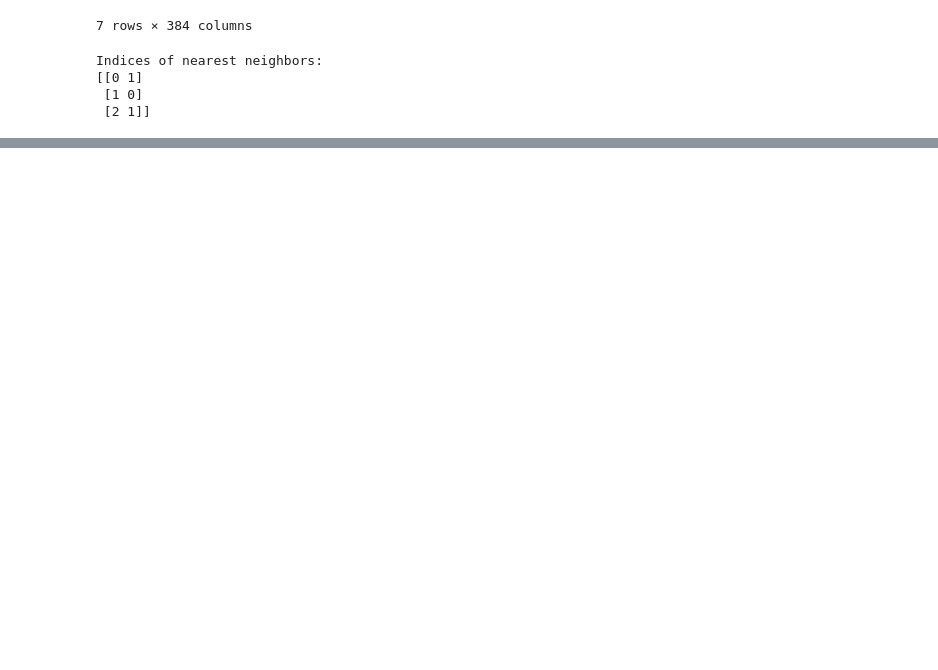
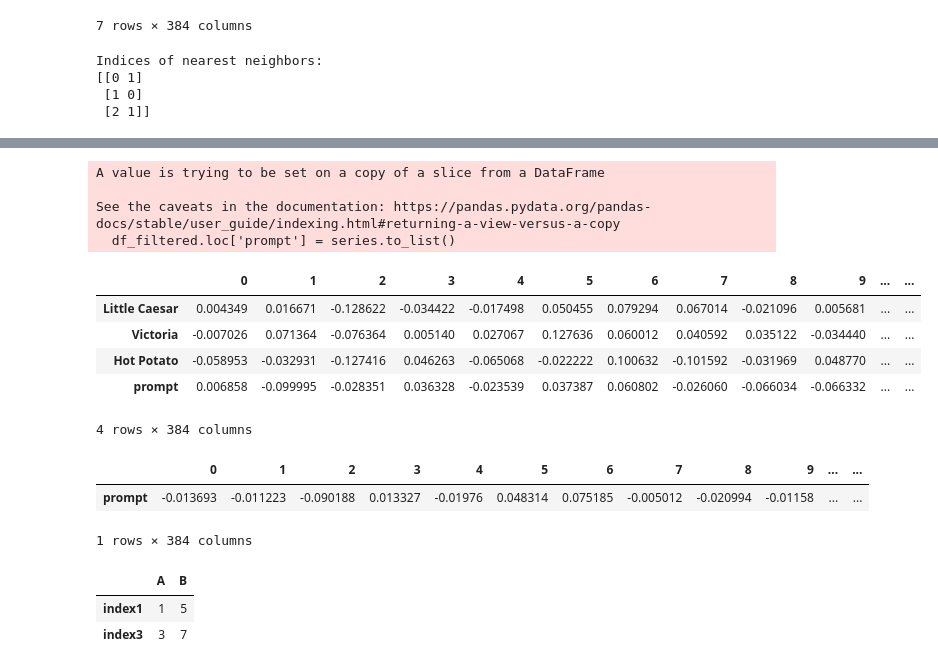
Before and after one commit to rossnorman11/movie_recommendation_GPT, a Jupyter notebook: notebooks/Transformer_encoder_edited_p.ipynb, the cells around one changed output, grey strips where cells are left out. Cells and saved outputs as stored; diff of their text form; code cells hidden in the pictures; blank space fills up the shorter version.

```diff
--- a/notebooks/Transformer_encoder_edited_p.ipynb
+++ b/notebooks/Transformer_encoder_edited_p.ipynb
@@ -297,0 +293,11 @@ Indices of nearest neighbors:
+# %%
+from movie_recom.ml_logic.data import get_data
+# get the embedded data
+favs = ['Little Caesar', 'Victoria', 'Hot Potato']
+
+df_embedded = get_data('processed_data/data_mini_embedded.csv')
+df_embedded
+
+
+df_filtered = df_embedded[df_embedded.index.isin(favs)]
+df_filtered
@@ -297,0 +316,3 @@ Indices of nearest neighbors:
+# %%
+series = prompt_df_embedded.iloc[0,:]
+series.to_list()
@@ -297,0 +337,41 @@ Indices of nearest neighbors:
+# %%
+df_filtered.loc['prompt'] = series.to_list()
+df_filtered
+# %% [output]
+A value is trying to be set on a copy of a slice from a DataFrame
+
+See the caveats in the documentation: https://pandas.pydata.org/pandas-docs/stable/user_guide/indexing.html#returning-a-view-versus-a-copy
+  df_filtered.loc['prompt'] = series.to_list()
+|  | 0 | 1 | 2 | 3 | 4 | 5 | 6 | 7 | 8 | 9 | ... | ... |
+| Little Caesar | 0.004349 | 0.016671 | -0.128622 | -0.034422 | -0.017498 | 0.050455 | 0.079294 | 0.067014 | -0.021096 | 0.005681 | ... | ... |
+| Victoria | -0.007026 | 0.071364 | -0.076364 | 0.005140 | 0.027067 | 0.127636 | 0.060012 | 0.040592 | 0.035122 | -0.034440 | ... | ... |
+| Hot Potato | -0.058953 | -0.032931 | -0.127416 | 0.046263 | -0.065068 | -0.022222 | 0.100632 | -0.101592 | -0.031969 | 0.048770 | ... | ... |
+| prompt | 0.006858 | -0.099995 | -0.028351 | 0.036328 | -0.023539 | 0.037387 | 0.060802 | -0.026060 | -0.066034 | -0.066332 | ... | ... |
+4 rows × 384 columns
+# %%
+mean_df = df_filtered.mean(axis=0).to_frame().T
+mean_df.index = ['prompt']
+mean_df
+# %% [output]
+|  | 0 | 1 | 2 | 3 | 4 | 5 | 6 | 7 | 8 | 9 | ... | ... |
+| prompt | -0.013693 | -0.011223 | -0.090188 | 0.013327 | -0.01976 | 0.048314 | 0.075185 | -0.005012 | -0.020994 | -0.01158 | ... | ... |
+1 rows × 384 columns
+# %%
+import pandas as pd
+
+# Sample DataFrame
+data = {'A': [1, 2, 3, 4], 'B': [5, 6, 7, 8]}
+index_names = ['index1', 'index2', 'index3', 'index4']
+df = pd.DataFrame(data, index=index_names)
+df
+# List of index names to filter
+filter_names = ['index1', 'index3']
+
+# Boolean indexing to filter the DataFrame
+filtered_df = df[df.index.isin(filter_names)]
+
+filtered_df
+# %% [output]
+|  | A | B |
+| index1 | 1 | 5 |
+| index3 | 3 | 7 |
```
Also changed, not shown: parts of 6 cells of this notebook, 4 other files.
